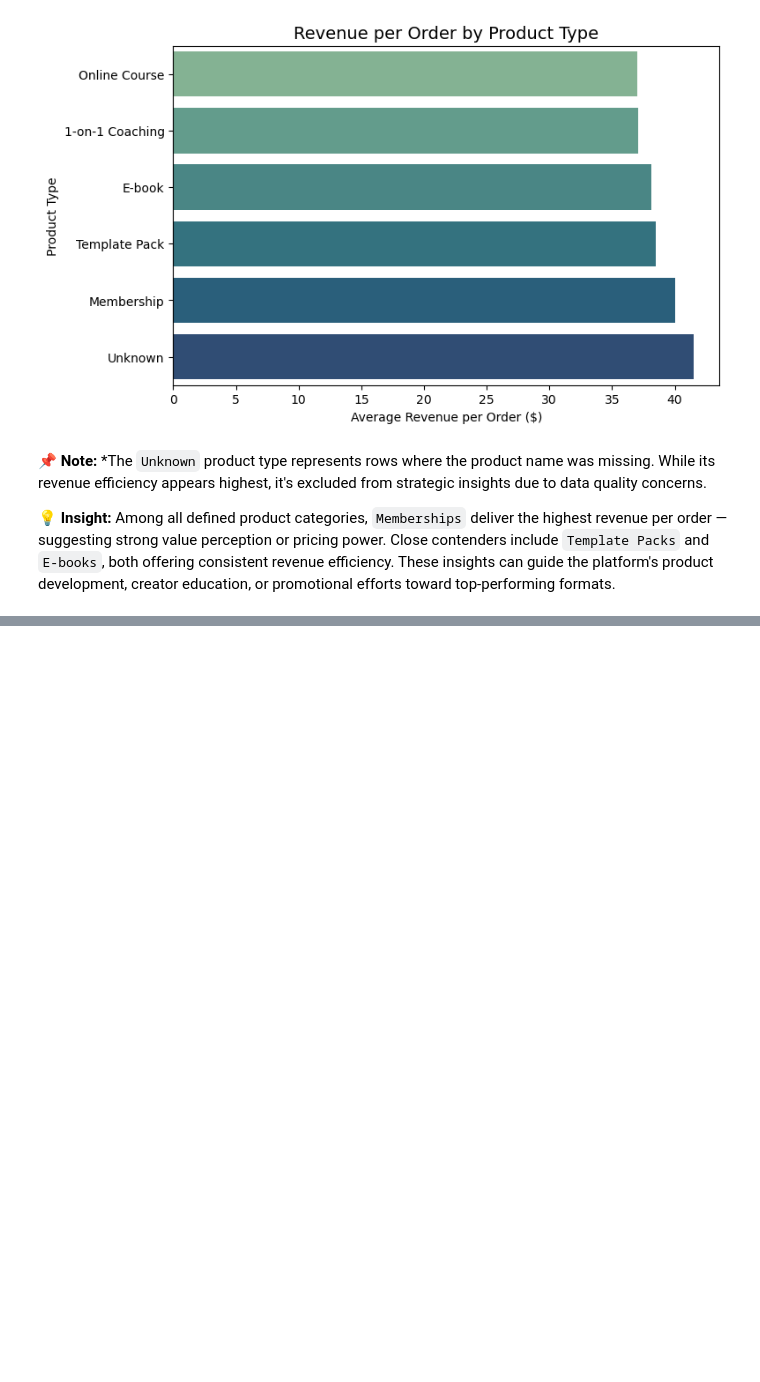
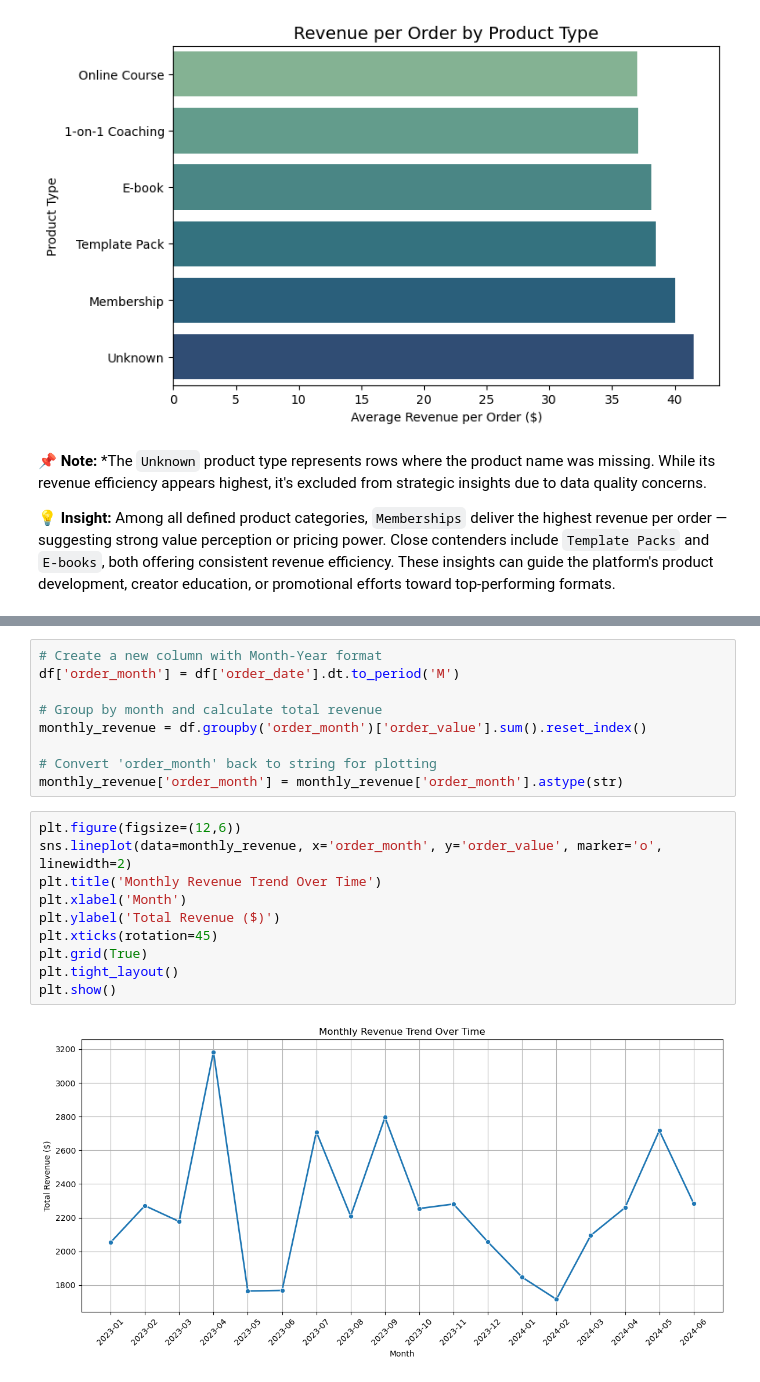
Before and after one commit to rosaliehuang/saas-revenue-analysis, a Jupyter notebook: creatorstore_saas_revenue.ipynb, the cells around one changed output, grey strips where cells are left out. Cells and saved outputs as stored; diff of their text form; blank space fills up the shorter version.

```diff
--- a/creatorstore_saas_revenue.ipynb
+++ b/creatorstore_saas_revenue.ipynb
@@ -301,0 +350,21 @@ plt.show()
+# %%
+# Create a new column with Month-Year format
+df['order_month'] = df['order_date'].dt.to_period('M')
+
+# Group by month and calculate total revenue
+monthly_revenue = df.groupby('order_month')['order_value'].sum().reset_index()
+
+# Convert 'order_month' back to string for plotting
+monthly_revenue['order_month'] = monthly_revenue['order_month'].astype(str)
+# %%
+plt.figure(figsize=(12,6))
+sns.lineplot(data=monthly_revenue, x='order_month', y='order_value', marker='o', linewidth=2)
+plt.title('Monthly Revenue Trend Over Time')
+plt.xlabel('Month')
+plt.ylabel('Total Revenue ($)')
+plt.xticks(rotation=45)
+plt.grid(True)
+plt.tight_layout()
+plt.show()
+# %% [output]
+[figure, added]
```
Also changed, not shown: parts of 8 cells of this notebook.
